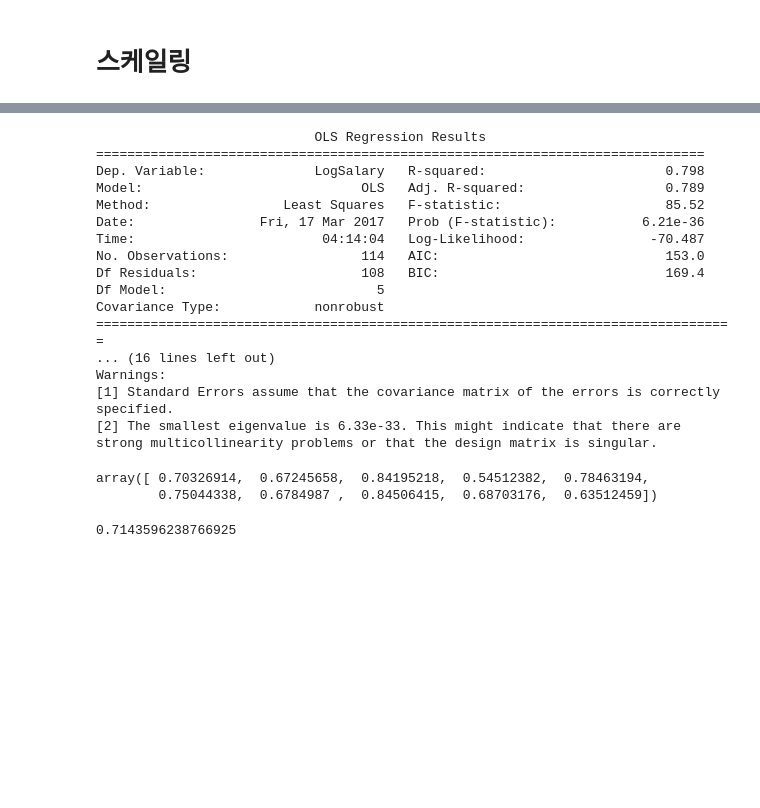
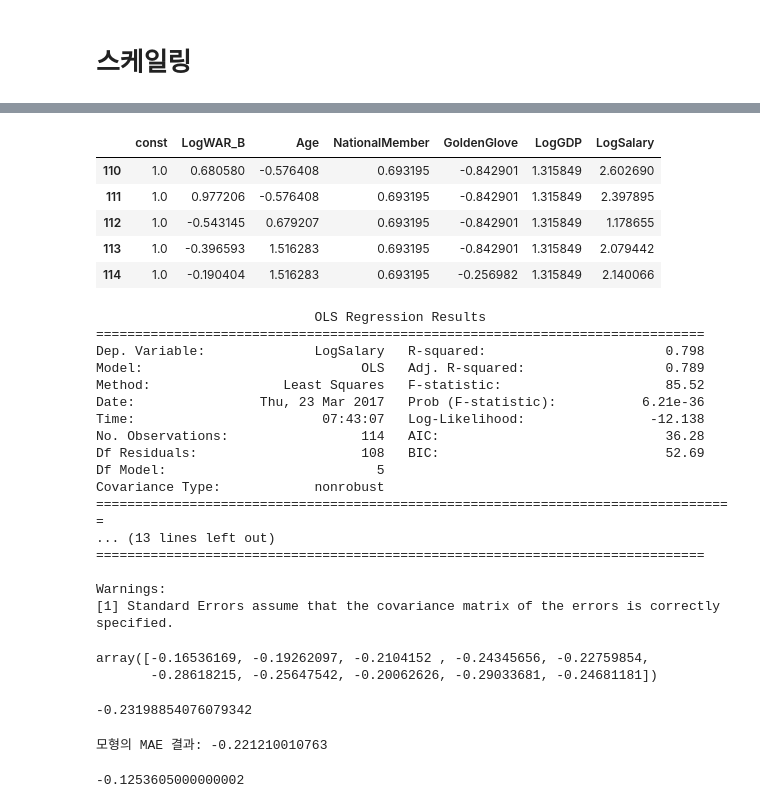
Before and after one commit to Wonheee/dss_team_project, a Jupyter notebook: Hitter_Salary_OLS.ipynb, the cells around one changed output, grey strips where cells are left out. Cells and saved outputs as stored; diff of their text form; code cells hidden in the pictures; blank space fills up the shorter version.

```diff
--- a/Hitter_Salary_OLS.ipynb
+++ b/Hitter_Salary_OLS.ipynb
@@ -372,6 +381,9 @@ plt.savefig('heatmap')
 # %%
 from sklearn.preprocessing import StandardScaler
 scaler = StandardScaler()
-# %%
-df_hitter4 = pd.DataFrame(scaler.fit_transform(df_hitter3.ix[:,:]), columns=df_hitter3.columns[:])
-df_hitter4 = sm.add_constant(df_hitter4)
+# %%
+dfX_hitter4 = pd.DataFrame(scaler.fit_transform(df_hitter3.ix[:,1:-1]), columns=df_hitter3.columns[1:-1])
+dfX_hitter4.index = np.arange(1,len(dfX_hitter4)+1)
+dfX_hitter4 = sm.add_constant(dfX_hitter4)
+dfy_hitter4 = df_hitter3.ix[:,-1]
+dfy_hitter4.index = np.arange(1,len(dfy_hitter4)+1)
@@ -378,3 +399,13 @@ df_hitter4 = sm.add_constant(df_hitter4)
+# %%
+df_hitter4 = pd.concat([dfX_hitter4, dfy_hitter4],axis=1)
+df_hitter4.tail()
+# %% [output]
+|  | const | LogWAR_B | Age | NationalMember | GoldenGlove | LogGDP | LogSalary |
+| 110 | 1.0 | 0.680580 | -0.576408 | 0.693195 | -0.842901 | 1.315849 | 2.602690 |
+| 111 | 1.0 | 0.977206 | -0.576408 | 0.693195 | -0.842901 | 1.315849 | 2.397895 |
+| 112 | 1.0 | -0.543145 | 0.679207 | 0.693195 | -0.842901 | 1.315849 | 1.178655 |
+| 113 | 1.0 | -0.396593 | 1.516283 | 0.693195 | -0.842901 | 1.315849 | 2.079442 |
+| 114 | 1.0 | -0.190404 | 1.516283 | 0.693195 | -0.256982 | 1.315849 | 2.140066 |
 # %%
 model_sm4 = sm.OLS(df_hitter4.ix[:,-1], df_hitter4.ix[:,:-1])
 result_sm4 = model_sm4.fit()
@@ -385,27 +416,37 @@ print(result_sm4.summary())
 Dep. Variable:              LogSalary   R-squared:                       0.798
 Model:                            OLS   Adj. R-squared:                  0.789
 Method:                 Least Squares   F-statistic:                     85.52
-Date:                Fri, 17 Mar 2017   Prob (F-statistic):           6.21e-36
-Time:                        04:14:04   Log-Likelihood:                -70.487
-No. Observations:                 114   AIC:                             153.0
-Df Residuals:                     108   BIC:                             169.4
+Date:                Thu, 23 Mar 2017   Prob (F-statistic):           6.21e-36
+Time:                        07:43:07   Log-Likelihood:                -12.138
+No. Observations:                 114   AIC:                             36.28
+Df Residuals:                     108   BIC:                             52.69
 Df Model:                           5
 Covariance Type:            nonrobust
 ==================================================================================
-... (16 lines left out)
+... (13 lines left out)
+==============================================================================
+
 Warnings:
 [1] Standard Errors assume that the covariance matrix of the errors is correctly specified.
-[2] The smallest eigenvalue is 6.33e-33. This might indicate that there are
-strong multicollinearity problems or that the design matrix is singular.
 # %%
 model = LinearRegression()
 cv = KFold(len(df_hitter4.ix[:,:-1]),10)
-cross_val_score(model, df_hitter4.ix[:,:-1], df_hitter4.ix[:,-1],'r2',cv)
+cross_val_score(model, df_hitter4.ix[:,:-1], df_hitter4.ix[:,-1],'mean_absolute_error',cv)
 # %% [output]
-array([ 0.70326914,  0.67245658,  0.84195218,  0.54512382,  0.78463194,
-        0.75044338,  0.6784987 ,  0.84506415,  0.68703176,  0.63512459])
+array([-0.16536169, -0.19262097, -0.2104152 , -0.24345656, -0.22759854,
+       -0.28618215, -0.25647542, -0.20062626, -0.29033681, -0.24681181])
 # %%
-a=cross_val_score(model, df_hitter4.ix[:,:-1], df_hitter4.ix[:,-1],'r2',cv)
+a=cross_val_score(model, df_hitter4.ix[:,:-1], df_hitter4.ix[:,-1],'mean_absolute_error',cv)
 a.mean()
 # %% [output]
-0.7143596238766925
+-0.23198854076079342
+# %%
+from sklearn.metrics import mean_absolute_error
+mae = mean_absolute_error(df_hitter4.ix[:,-1], result_sm4.predict(df_hitter4.ix[:,:-1]))
+print('모형의 MAE 결과: {}'.format(-mae))
+# %% [output]
+모형의 MAE 결과: -0.221210010763
+# %%
+1.8760 + (0.2815 * 1.805) + (-0.2079 * 32) + (0.1252 * 1) + (0.1727 * 0) + (0.2804 * 14.33)
+# %% [output]
+-0.1253605000000002
```
Also changed, not shown: parts of 17 cells of this notebook, 6 other files.
